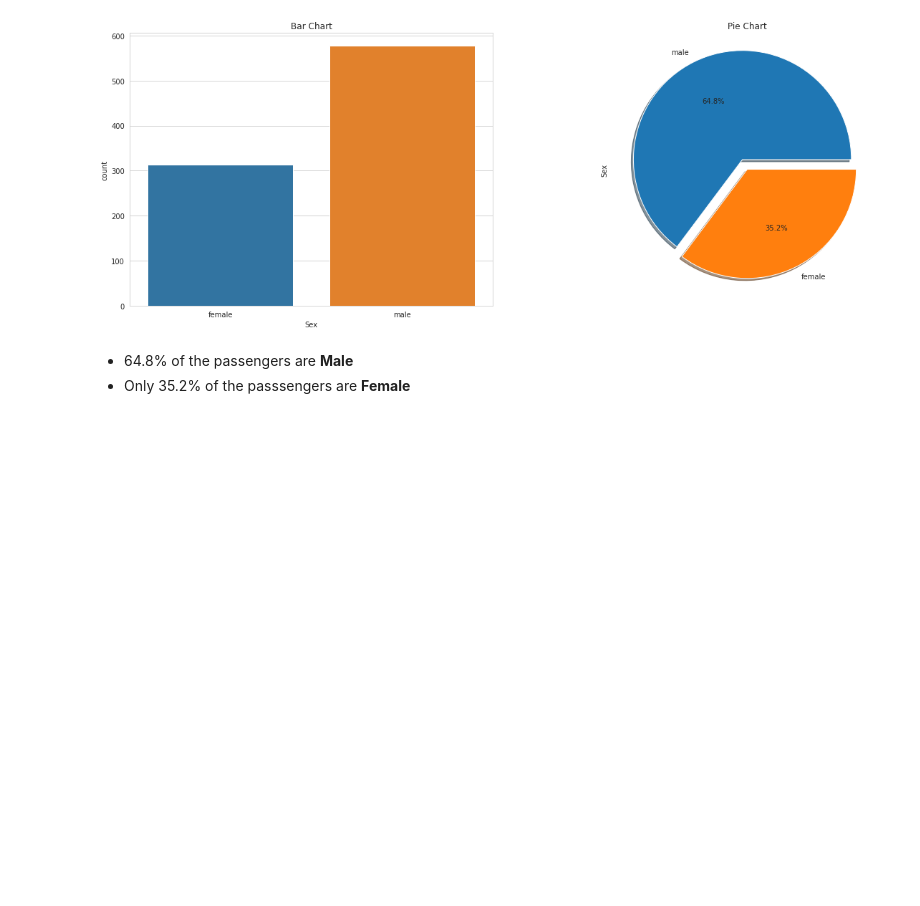
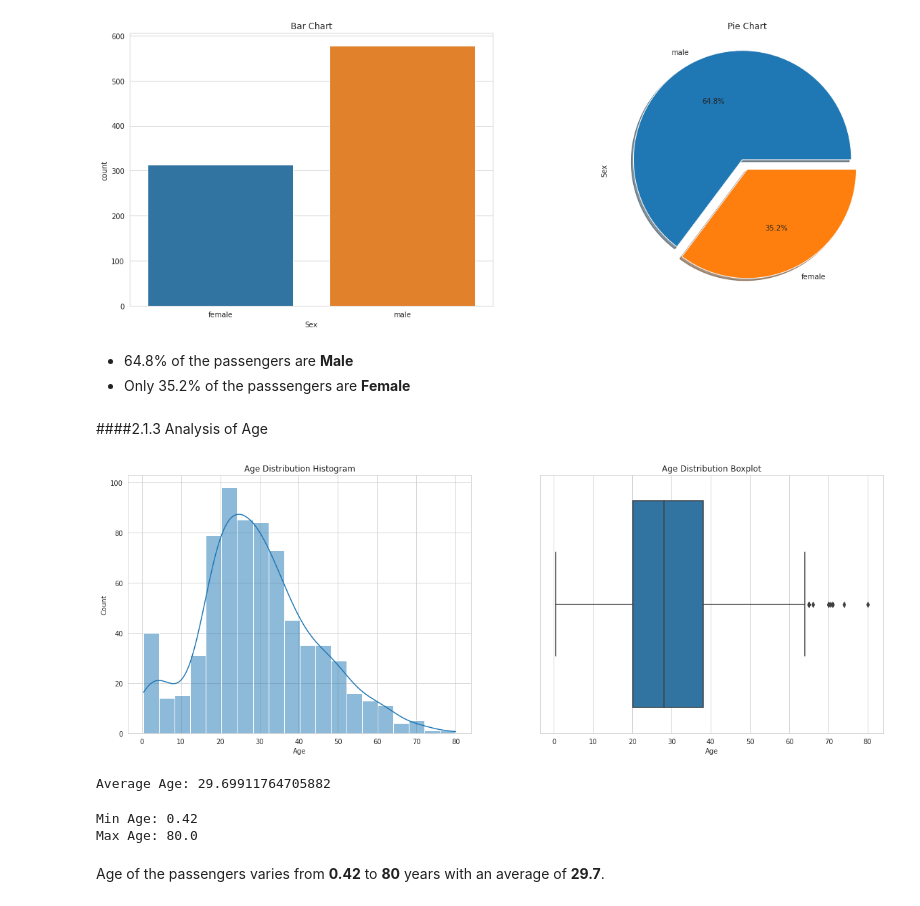
Before and after one commit to sahinozan/Titanic, a Jupyter notebook: titanic.ipynb, the cells around one changed output. Drawn from its saved outputs; the diff is of its cells as text; code cells hidden in the pictures; blank space fills up the shorter version.

Commit message:
analysis of age added

```diff
--- a/titanic.ipynb
+++ b/titanic.ipynb
@@ -195,3 +193,27 @@ plt.show()
 # %% [markdown]
 * 64.8% of the passengers are **Male**
 * Only 35.2% of the passsengers are **Female**
+# %% [markdown]
+####2.1.3 Analysis of Age
+# %%
+fig, ax = plt.subplots(1, 2, figsize=(20, 7))
+sns.histplot(data=df_train, x='Age', kde=True, ax=ax[0])
+ax[0].set_title('Age Distribution Histogram')
+
+sns.boxplot(data=df_train, x='Age', ax=ax[1])
+ax[1].set_title('Age Distribution Boxplot')
+plt.show()
+# %% [output]
+[figure, added]
+# %%
+print(f'Average Age: {df_train["Age"].mean()}')
+# %% [output]
+Average Age: 29.69911764705882
+# %%
+print(f'Min Age: {df_train["Age"].min()}')
+print(f'Max Age: {df_train["Age"].max()}')
+# %% [output]
+Min Age: 0.42
+Max Age: 80.0
+# %% [markdown]
+Age of the passengers varies from **0.42** to **80** years with an average of **29.7**.
```
Also changed, not shown: parts of 5 cells of this notebook.
